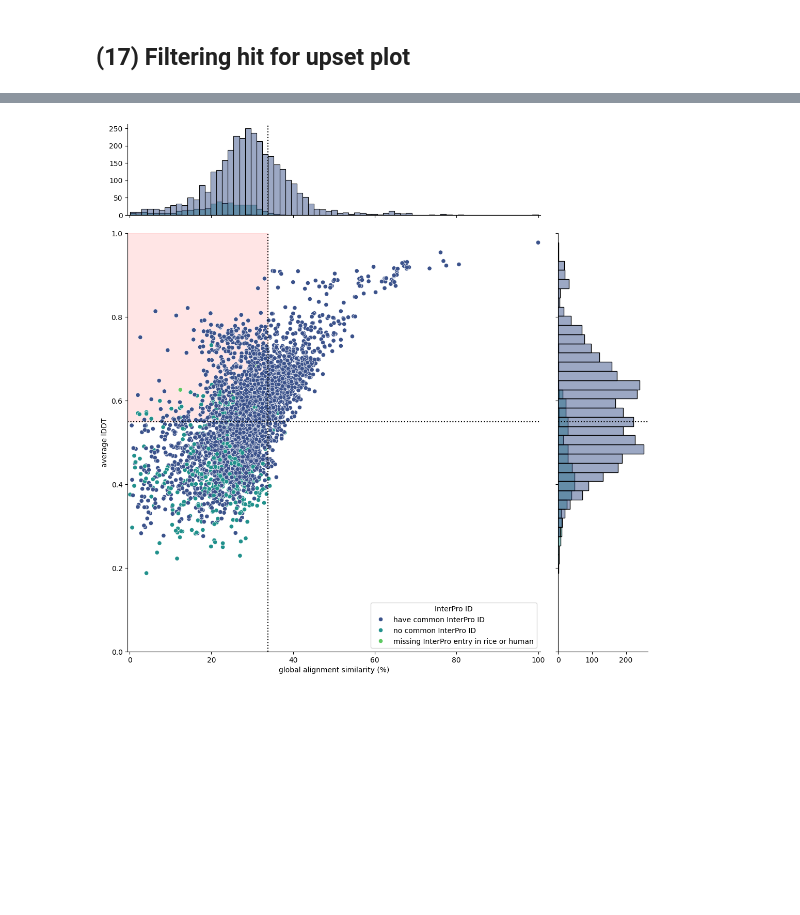
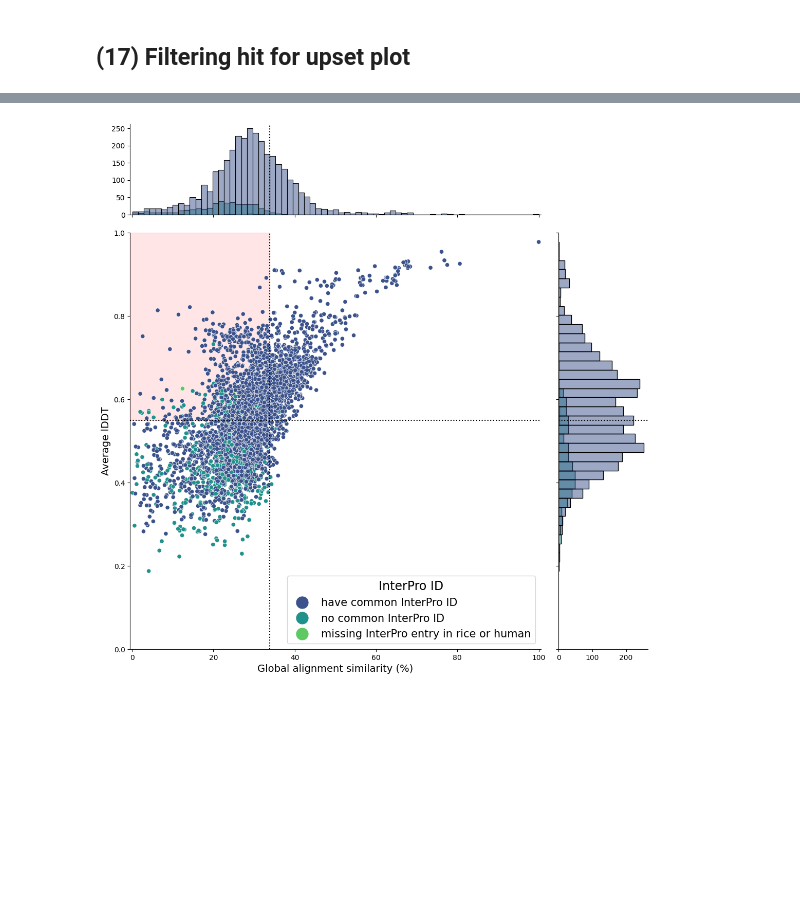
Before and after one commit to yonesora56/HS_rice_analysis, a Jupyter notebook: notebooks/13_foldseek_result_parse_2_down.ipynb, the cells around one changed output, grey strips where cells are left out. Cells and saved outputs as stored; diff of their text form; code cells hidden in the pictures.

Commit message:
update foldseek result parse process notebook

```diff
--- a/notebooks/13_foldseek_result_parse_2_down.ipynb
+++ b/notebooks/13_foldseek_result_parse_2_down.ipynb
@@ -1402,38 +1432,38 @@ g = sns.JointGrid(
 )
 g.ax_joint.set_xlim(-0.5,100.5)
 g.ax_joint.set_ylim(0,1)
-g.ax_joint.set_xlabel("global alignment similarity (%)")
-g.ax_joint.set_ylabel("average lDDT")
+g.ax_joint.set_xlabel("Global alignment similarity (%)", fontsize=14)
+g.ax_joint.set_ylabel("Average lDDT", fontsize=14)
 
 # Fill the area on the joint plot axes before plotting the data points.
 # This ensures the shaded area appears in the background.
 # Use g.ax_joint.fill_betweenx to target the correct axes.
 g.ax_joint.fill_betweenx(
     y=[median_y, 1],
     x1=-0.5,
     x2=third_quartile,
     color="red",
     alpha=0.1
 )
 
 # Plot the scatterplot and histograms over the shaded area.
 g.plot(sns.scatterplot, sns.histplot)
 
 # Add reference lines over the plot.
 g.refline(x=third_quartile, color="black", linestyle=":")
 g.refline(y=median_y, color="black", linestyle=":")
 
 handles, labels = g.ax_joint.get_legend_handles_labels()
-g.ax_joint.legend(handles=handles, labels=labels, title='InterPro ID')
+g.ax_joint.legend(handles=handles, labels=labels, title='InterPro ID', fontsize=15, title_fontsize=17, markerscale=3)
 
 g.savefig(
-    "../Data/22_foldseek_plot_result_image/rice_down/foldseek_result_rice_down_scatterplot_with_domain_info.png",
+    f"../Data/22_foldseek_plot_result_image/rice_down/foldseek_result_rice_down_scatterplot_with_domain_info_{VERSION}.png",
     dpi=500
 )
 
 plt.show()
 # %% [output]
-[figure, old version]
+[figure, new version]
 # %% [markdown]
 &nbsp;
 
```
Also changed, not shown: parts of 19 cells of this notebook, 4 other files.
